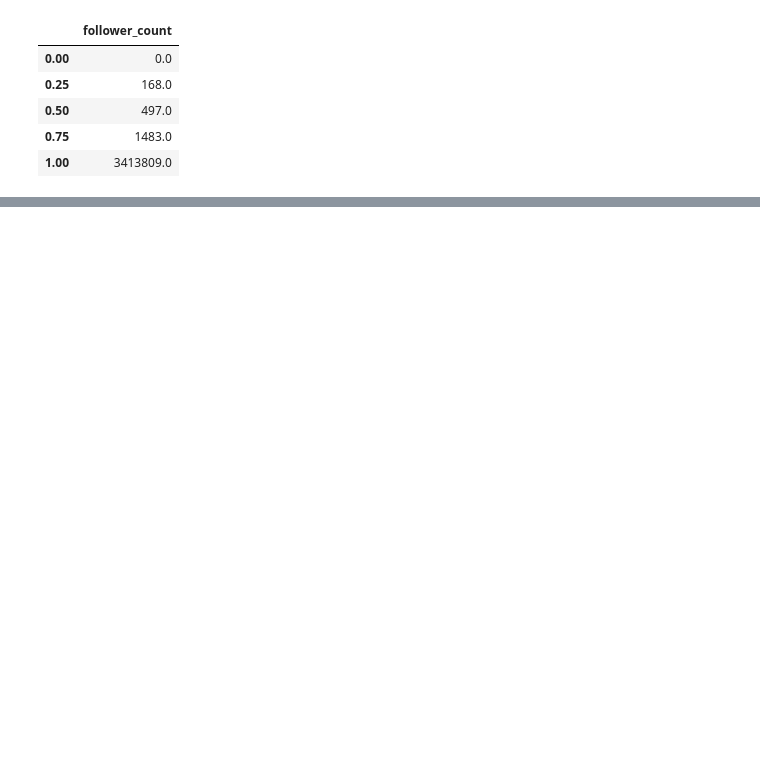
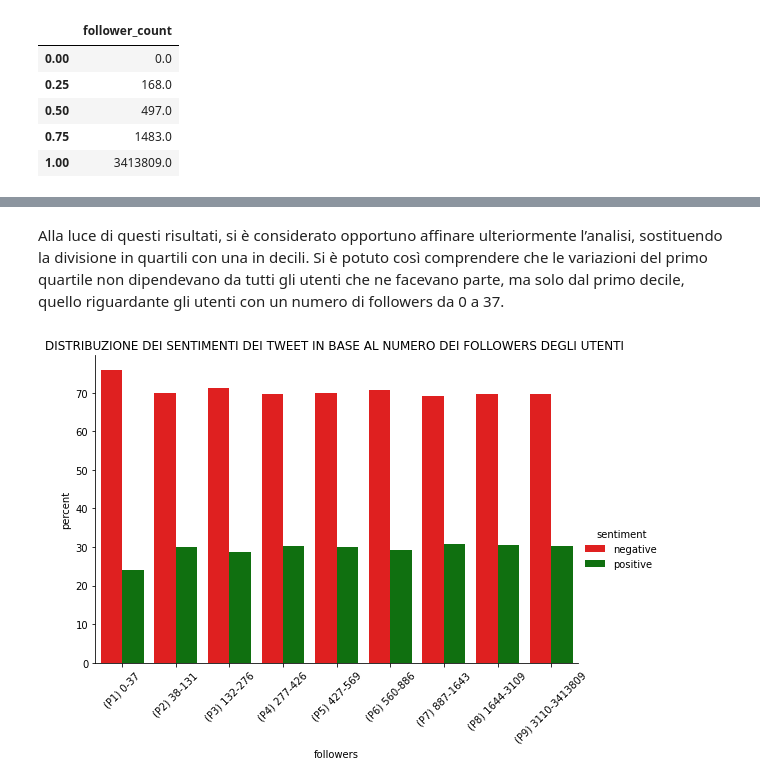
Before and after one commit to paolofesta/prove, a Jupyter notebook: scrittura.ipynb, the cells around one changed output, grey strips where cells are left out. Cells and saved outputs as stored; diff of their text form; code cells hidden in the pictures; blank space fills up the shorter version.

```diff
--- a/scrittura.ipynb
+++ b/scrittura.ipynb
@@ -258,0 +279,10 @@ Si è potuto così osservare che i quartili due , tre e quattro hanno percentual
+# %% [markdown]
+Alla luce di questi risultati, si è considerato opportuno affinare ulteriormente l’analisi, sostituendo la divisione in quartili con una in decili. Si è potuto così comprendere che le variazioni del primo quartile non dipendevano da tutti gli utenti che ne facevano parte, ma solo dal primo decile, quello riguardante gli utenti con un numero di followers da 0 a 37.
+# %%
+#@title
+sns.catplot(data=df1,x='followers',y='percent',hue='sentiment',palette=['r','g'],kind="bar",aspect=1.5)
+plt.title('DISTRIBUZIONE DEI SENTIMENTI DEI TWEET IN BASE AL NUMERO DEI FOLLOWERS DEGLI UTENTI ')
+plt.xticks(rotation=45)
+print()
+# %% [output]
+[figure, added]
```
Also changed, not shown: parts of 9 cells of this notebook.
